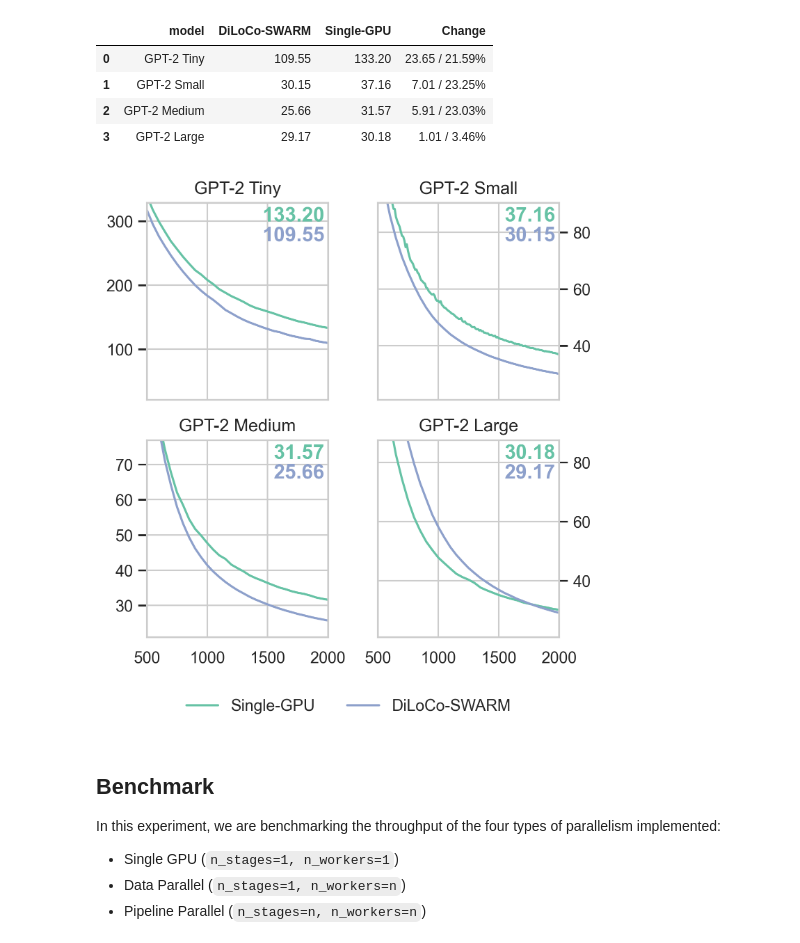
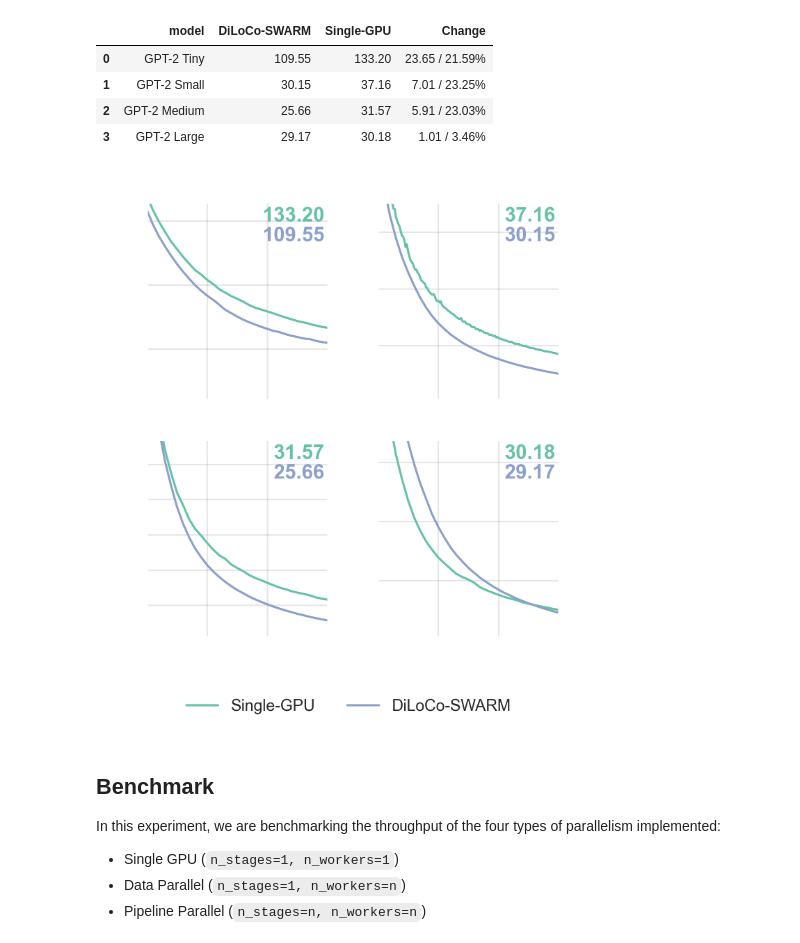
Before and after one commit to mikasenghaas/diloco-swarm, a Jupyter notebook: notebooks/3.0-results.ipynb, the cells around one changed output. Drawn from its saved outputs; the diff is of its cells as text; code cells hidden in the pictures.

```diff
--- a/notebooks/3.0-results.ipynb
+++ b/notebooks/3.0-results.ipynb
@@ -101,7 +118,8 @@ order = exp1.groupby("experiment")["val_perplexity"].last().sort_values(ascendin
 for i, experiment in enumerate(order):
     group_data = exp1[exp1["experiment"] == experiment]
     final_val = group_data["val_perplexity"].iloc[-1]
-    ax.text(2010, group_data["val_perplexity"].iloc[-1] - (4 if experiment == "SWARM-DiLoCo" else 0), f'{final_val:.2f}', color=colors[i], va='center', weight='bold', fontsize=12)
+    ax.text(2010, group_data["val_perplexity"].iloc[-1] - (4 if experiment == "DiLoCo-SWARM" else 0), f'{final_val:.2f}', color=colors[i], va='center', weight='bold', fontsize=12)
 
 fig.savefig("report/figures/experiment1-1.pdf", bbox_inches="tight")
+adjust_for_dark_background(fig, ax).savefig("presentation/figures/experiment1-1.png", transparent=True, bbox_inches="tight")
 # %% [output]
@@ -442,34 +462,51 @@ for i, model in enumerate(["GPT-2 Tiny", "GPT-2 Small", "GPT-2 Medium", "GPT-2 L
     ax[i, j].set_ylabel("")
     ax[i, j].set_xlim((500, 2000))
     ax[i, j].set_ylim((21, 3*data.val_perplexity.min()))
     if i == 0: ax[i, j].set_xticklabels([])
     if j == 1:
         ax[i, j].yaxis.set_label_position("right")
         ax[i, j].yaxis.set_ticks_position("right")
     else:
         ax[i, j].yaxis.set_label_position("left")
         ax[i, j].yaxis.set_ticks_position("left")
 
     # Add final perplexity values in top right of each subplot
     data = exp3[exp3.model == model]
     for k, method in enumerate(order):
         final_ppl = data[data.method == method].val_perplexity.iloc[-1]
         ax[i, j].text(0.98, 0.98 - k*0.1,
                      f"{final_ppl:.2f}",
                      transform=ax[i, j].transAxes,
                      horizontalalignment='right',
                      verticalalignment='top',
                      fontsize=14,
                      weight='bold',
                      color=colors[k])
 
 # Add global legend below plots
 fig.legend(lines[:2], order, bbox_to_anchor=(0.5, 0), loc='upper center', ncol=2, frameon=False)
 fig.tight_layout()
 
 fig.savefig("report/figures/experiment3.pdf", bbox_inches="tight")
+# Adjust each subplot for dark background
+for a in ax.flatten():
+    a.set_facecolor('none')  # Transparent background
+    a.grid(True, which='both', color='gray', alpha=0.2)  # Lighter grid
+    a.spines['bottom'].set_color('white')
+    a.spines['top'].set_color('white')
+    a.spines['right'].set_color('white')
+    a.spines['left'].set_color('white')
+    a.tick_params(axis='x', colors='white')
+    a.tick_params(axis='y', colors='white')
+    a.yaxis.label.set_color('white')
+    a.xaxis.label.set_color('white')
+    a.title.set_color('white')
+
+# Make figure background transparent
+fig.patch.set_alpha(0.0)
+fig.savefig("presentation/figures/experiment3.png", transparent=True, bbox_inches="tight")
 # %% [output]
-[figure, old version]
+[figure, new version]
 # %% [markdown]
 ## Benchmark
 
```
Also changed, not shown: parts of 5 cells of this notebook, 8 other files.
